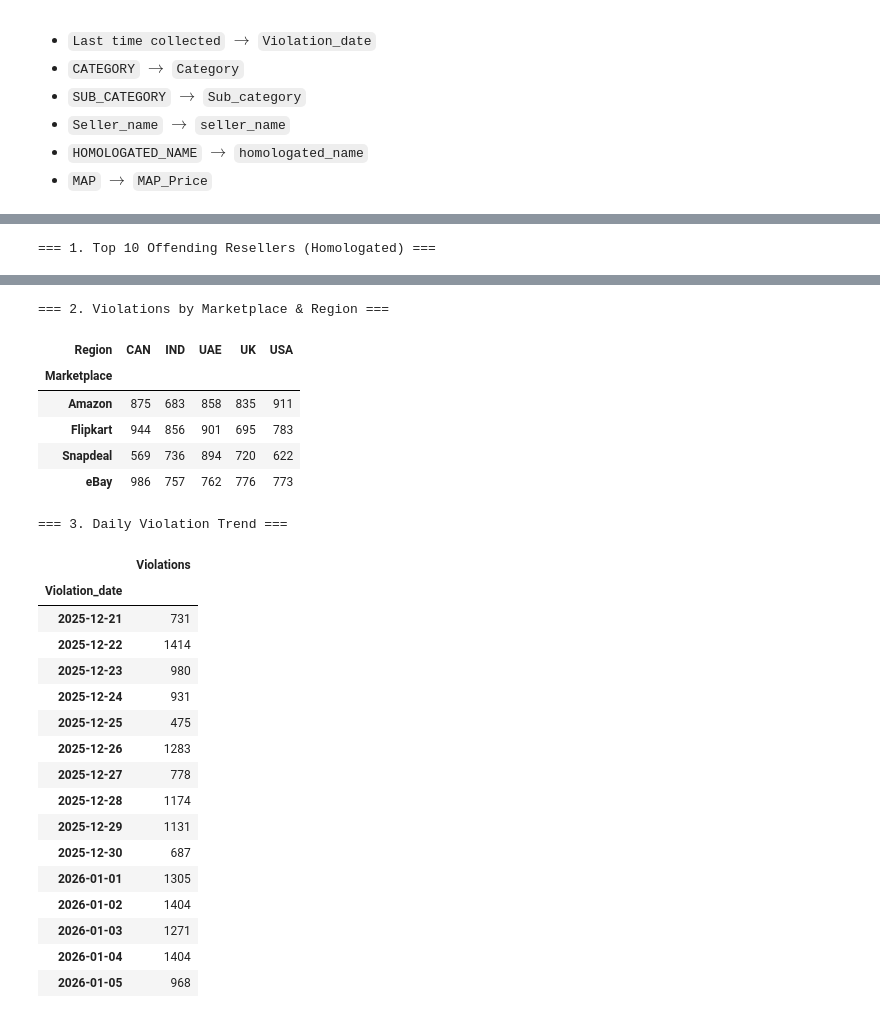
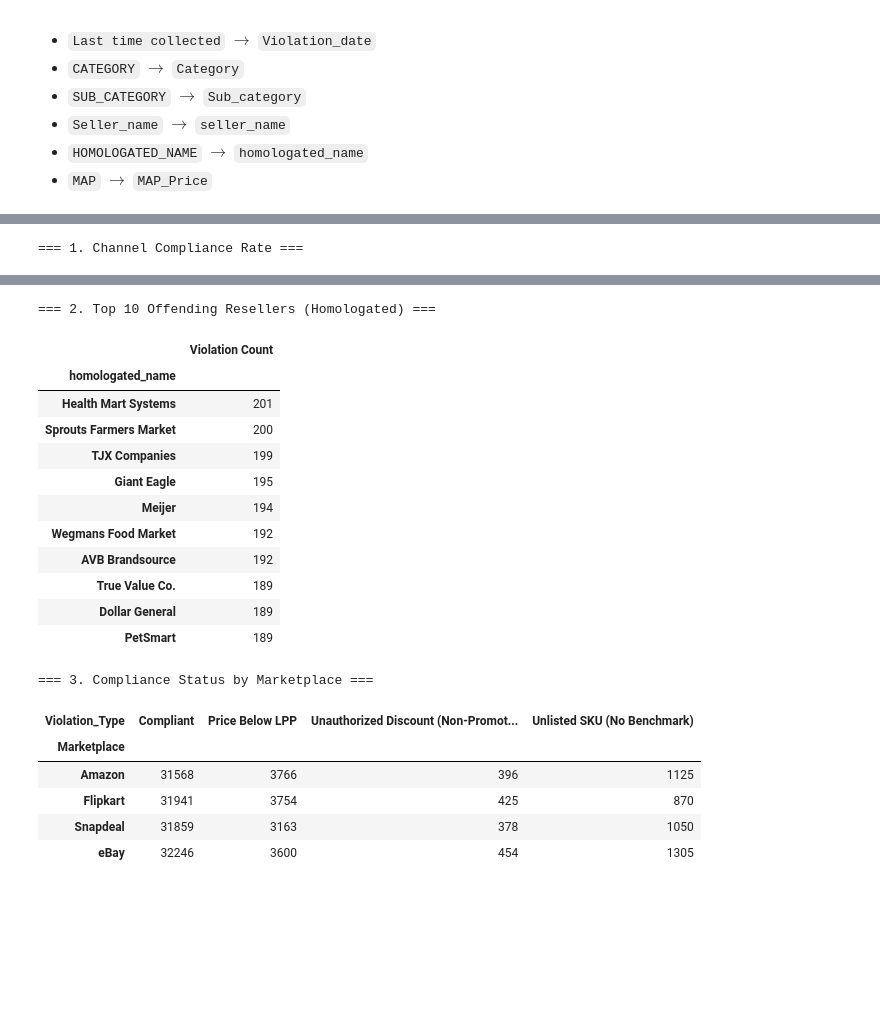
Before and after one commit to deringirish/map-data-analysis-project, a Jupyter notebook: src/notebooks/02_price_monitoring.ipynb, the cells around one changed output, grey strips where cells are left out. Saved outputs shown, nothing was run; the diff lists cells and outputs as text; code cells hidden in the pictures; blank space fills up the shorter version.

```diff
--- a/src/notebooks/02_price_monitoring.ipynb
+++ b/src/notebooks/02_price_monitoring.ipynb
@@ -236,15 +224,15 @@ def calculate_promotional_price(row, promo_sku_set, fx_rates):
     return np.nan
 
 # Assign Season
-audit_df['Season'] = ACTIVE_SEASON
+merged_df['Season'] = ACTIVE_SEASON
 
 # Apply promotional price calculation
-audit_df['Promotional_price'] = audit_df.apply(
+merged_df['Promotional_price'] = merged_df.apply(
     lambda r: calculate_promotional_price(r, authorized_promotional_skus, FX_RATES),
     axis=1
 )
 
-promo_count = audit_df['Promotional_price'].notna().sum()
-print(f"Calculated Promotional Prices: {promo_count:,} records ({promo_count/len(audit_df)*100:.2f}% of catalog)")
-display(audit_df[audit_df['Promotional_price'].notna()][['SKU', 'CATEGORY', 'SUB_CATEGORY', 'Region', 'Advertised_price', 'Promotional_price']].head(5))
+promo_count = merged_df['Promotional_price'].notna().sum()
+print(f"Calculated Promotional Prices: {promo_count:,} records ({promo_count/len(merged_df)*100:.2f}% of catalog)")
+display(merged_df[merged_df['Promotional_price'].notna()][['SKU', 'CATEGORY', 'SUB_CATEGORY', 'Region', 'Advertised_price', 'Promotional_price']].head(5))
 # %% [output]
@@ -343,7 +323,7 @@ schema_rename_map = {
     'MAP': 'MAP_Price'
 }
 
-violations_df = violations_df.rename(columns=schema_rename_map)
+full_monitored_df = merged_df.rename(columns=schema_rename_map)
 
 # Exact target column sequence per Data Dictionary + Violation_Type
 target_columns = [
@@ -364,7 +344,7 @@ target_columns = [
     'Violation_Type'
 ]
 
-price_monitoring_table = violations_df[target_columns].copy()
+price_monitoring_table = full_monitored_df[target_columns].copy()
 
 print("Price Monitoring Table Shape:", price_monitoring_table.shape)
 print("\nColumns Schema:")
@@ -406,14 +385,15 @@ For stakeholder executive reporting and legal warning issuance:
 # %%
-print("=== 1. Top 10 Offending Resellers (Homologated) ===")
-top_sellers = price_monitoring_table['homologated_name'].value_counts().head(10)
+print("=== 1. Channel Compliance Rate ===")
+health_stats = price_monitoring_table['Violation_Type'].value_counts(normalize=True) * 100
+display(health_stats.to_frame('Percentage (%)').round(2))
+
+print("\n=== 2. Top 10 Offending Resellers (Homologated) ===")
+violations_only = price_monitoring_table[price_monitoring_table['Violation_Type'].isin(['Price Below LPP', 'Unauthorized Discount (Non-Promotional SKU)'])]
+top_sellers = violations_only['homologated_name'].value_counts().head(10)
 display(top_sellers.to_frame('Violation Count'))
 
-print("\n=== 2. Violations by Marketplace & Region ===")
-market_breakdown = price_monitoring_table.groupby(['Marketplace', 'Region'])['SKU'].count().unstack(fill_value=0)
-display(market_breakdown)
-
-print("\n=== 3. Daily Violation Trend ===")
-daily_trend = price_monitoring_table.groupby('Violation_date')['SKU'].count()
-display(daily_trend.to_frame('Violations'))
+print("\n=== 3. Compliance Status by Marketplace ===")
+mkt_status = price_monitoring_table.groupby(['Marketplace', 'Violation_Type'])['SKU'].count().unstack(fill_value=0)
+display(mkt_status)
 # %% [output]
-=== 1. Top 10 Offending Resellers (Homologated) ===
+=== 1. Channel Compliance Rate ===
@@ -432,27 +406,22 @@ display(daily_trend.to_frame('Violations'))
-=== 2. Violations by Marketplace & Region ===
+=== 2. Top 10 Offending Resellers (Homologated) ===
-| Region | CAN | IND | UAE | UK | USA |
-| Marketplace |  |  |  |  |  |
-| Amazon | 875 | 683 | 858 | 835 | 911 |
-| Flipkart | 944 | 856 | 901 | 695 | 783 |
-| Snapdeal | 569 | 736 | 894 | 720 | 622 |
-| eBay | 986 | 757 | 762 | 776 | 773 |
+|  | Violation Count |
+| homologated_name |  |
+| Health Mart Systems | 201 |
+| Sprouts Farmers Market | 200 |
+| TJX Companies | 199 |
+| Giant Eagle | 195 |
+| Meijer | 194 |
+| Wegmans Food Market | 192 |
+| AVB Brandsource | 192 |
+| True Value Co. | 189 |
+| Dollar General | 189 |
+| PetSmart | 189 |
-=== 3. Daily Violation Trend ===
+=== 3. Compliance Status by Marketplace ===
-|  | Violations |
-| Violation_date |  |
-| 2025-12-21 | 731 |
-| 2025-12-22 | 1414 |
-| 2025-12-23 | 980 |
-| 2025-12-24 | 931 |
-| 2025-12-25 | 475 |
-| 2025-12-26 | 1283 |
-| 2025-12-27 | 778 |
-| 2025-12-28 | 1174 |
-| 2025-12-29 | 1131 |
-| 2025-12-30 | 687 |
-| 2026-01-01 | 1305 |
-| 2026-01-02 | 1404 |
-| 2026-01-03 | 1271 |
-| 2026-01-04 | 1404 |
-| 2026-01-05 | 968 |
+| Violation_Type | Compliant | Price Below LPP | Unauthorized Discount (Non-Promot... | Unlisted SKU (No Benchmark) |
+| Marketplace |  |  |  |  |
+| Amazon | 31568 | 3766 | 396 | 1125 |
+| Flipkart | 31941 | 3754 | 425 | 870 |
+| Snapdeal | 31859 | 3163 | 378 | 1050 |
+| eBay | 32246 | 3600 | 454 | 1305 |
 # %% [markdown]
 ### 9. Export to Database Tables
```
Also changed, not shown: parts of 13 cells of this notebook, 1 other file.
